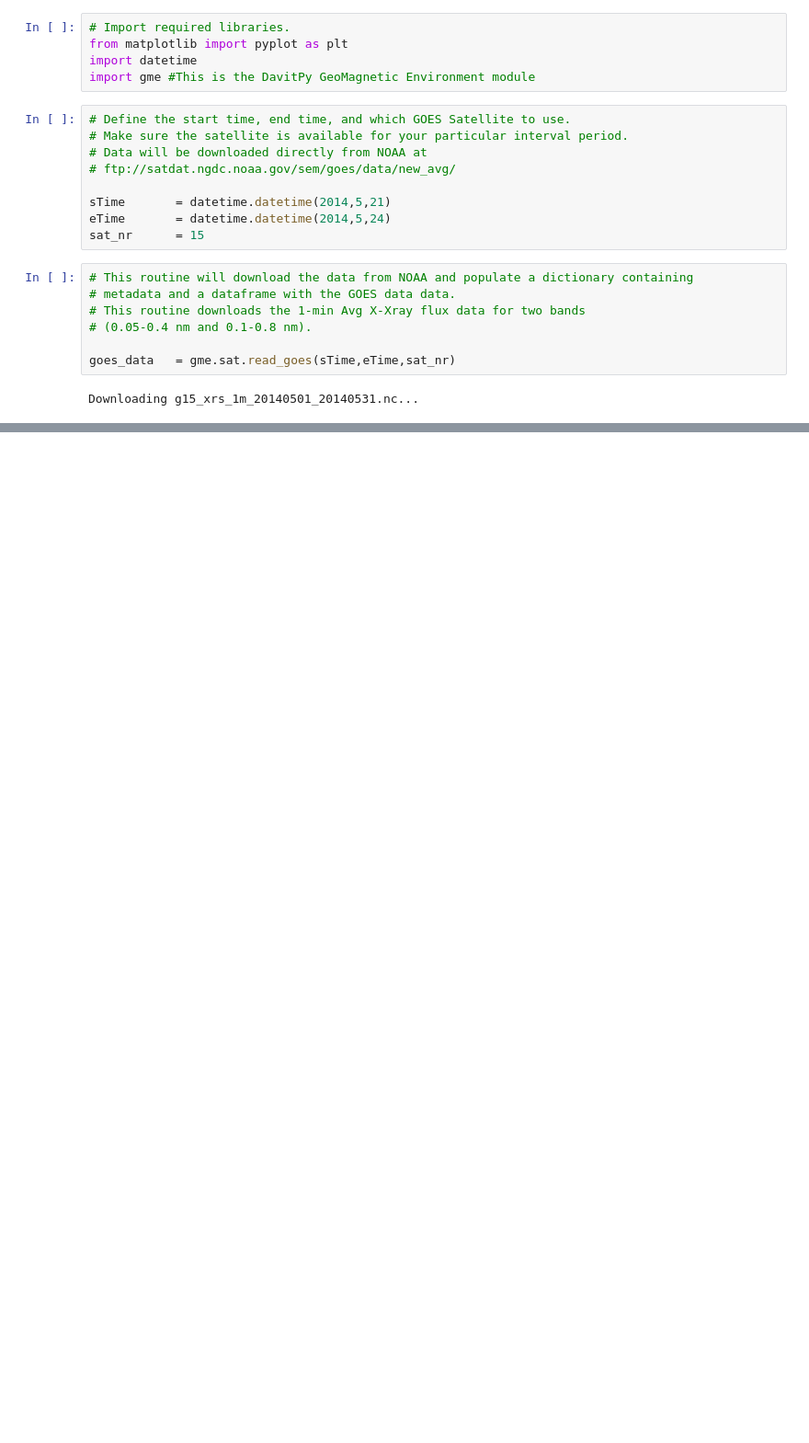
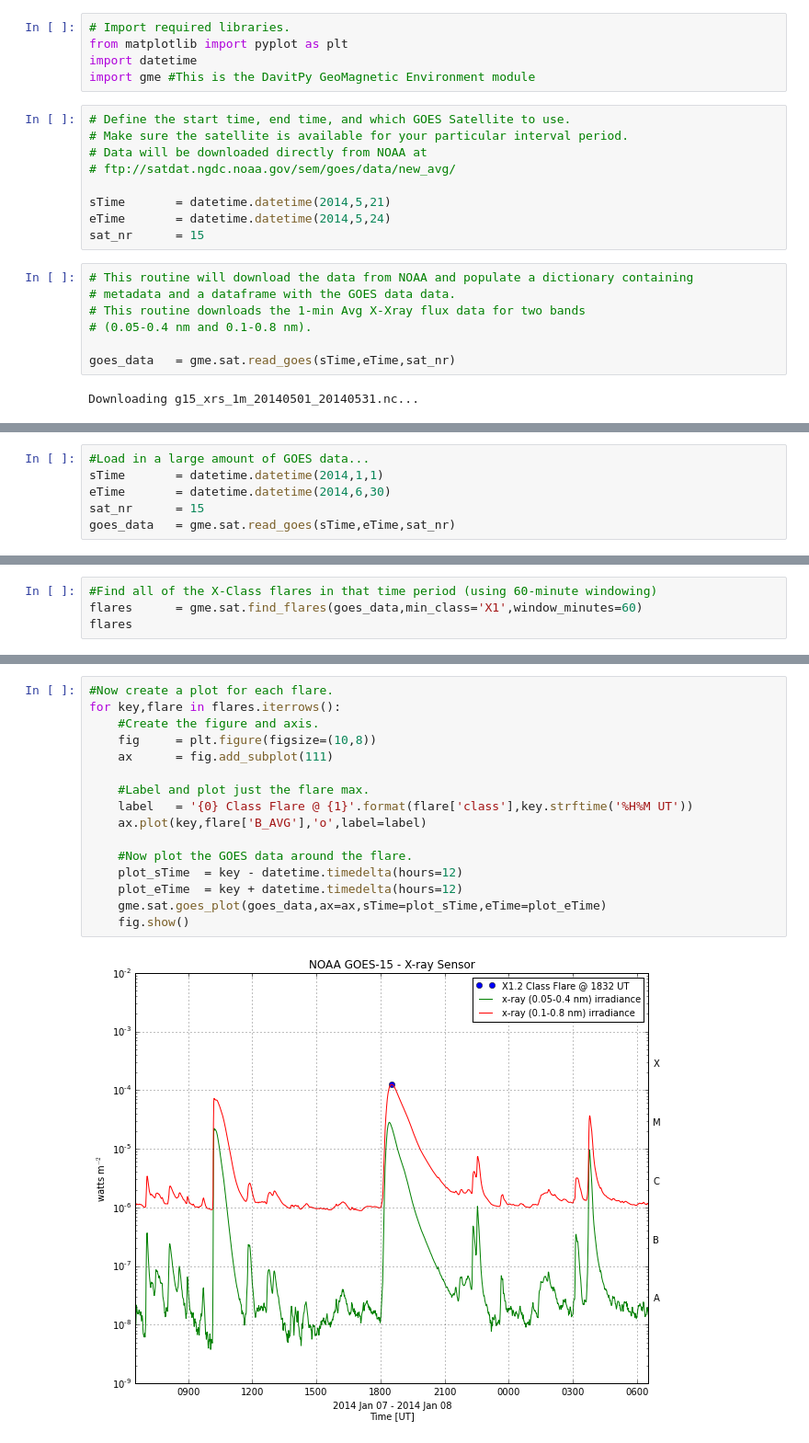
Before and after one commit to vtsuperdarn/davitpy, a Jupyter notebook: docs/notebook/GOES.ipynb, the cells around one changed output, grey strips where cells are left out. Shown at 92% size. Cells and saved outputs as stored; diff of their text form; blank space fills up the shorter version.

```diff
--- a/docs/notebook/GOES.ipynb
+++ b/docs/notebook/GOES.ipynb
@@ -31,0 +34,6 @@ fig         = gme.sat.goes_plot(goes_data)
+# %%
+#Load in a large amount of GOES data...
+sTime       = datetime.datetime(2014,1,1)
+eTime       = datetime.datetime(2014,6,30)
+sat_nr      = 15
+goes_data   = gme.sat.read_goes(sTime,eTime,sat_nr)
@@ -31,0 +47,4 @@ fig         = gme.sat.goes_plot(goes_data)
+# %%
+#Find all of the X-Class flares in that time period (using 60-minute windowing)
+flares      = gme.sat.find_flares(goes_data,min_class='X1',window_minutes=60)
+flares
@@ -31,0 +60,18 @@ fig         = gme.sat.goes_plot(goes_data)
+# %%
+#Now create a plot for each flare.
+for key,flare in flares.iterrows():
+    #Create the figure and axis.
+    fig     = plt.figure(figsize=(10,8))
+    ax      = fig.add_subplot(111)
+
+    #Label and plot just the flare max.
+    label   = '{0} Class Flare @ {1}'.format(flare['class'],key.strftime('%H%M UT'))
+    ax.plot(key,flare['B_AVG'],'o',label=label)
+
+    #Now plot the GOES data around the flare.
+    plot_sTime  = key - datetime.timedelta(hours=12)
+    plot_eTime  = key + datetime.timedelta(hours=12)
+    gme.sat.goes_plot(goes_data,ax=ax,sTime=plot_sTime,eTime=plot_eTime)
+    fig.show()
+# %% [output]
+[figure, added]
```
Also changed, not shown: parts of 6 cells of this notebook.
